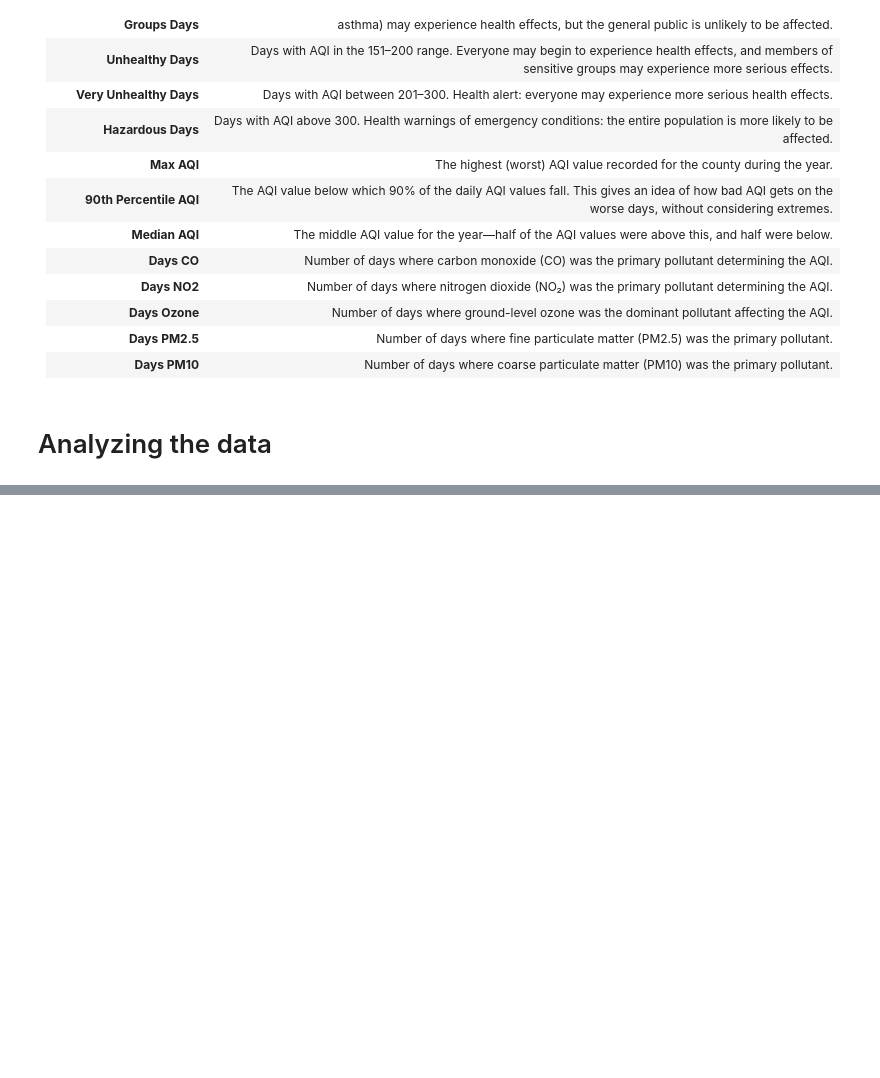
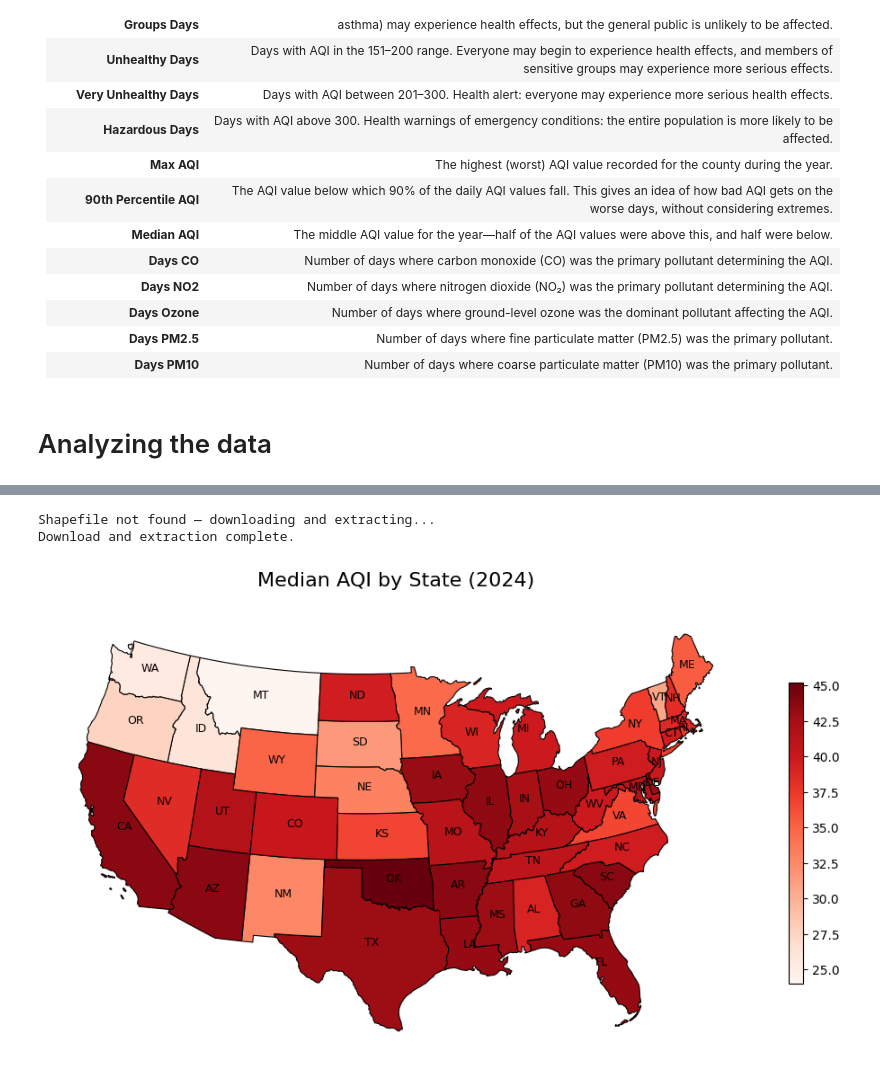
Before and after one commit to ivanrff/AQI-by-EPA, a Jupyter notebook: US_EPA_AQI.ipynb, the cells around one changed output, grey strips where cells are left out. Drawn from its saved outputs; the diff is of its cells as text; code cells hidden in the pictures; blank space fills up the shorter version.

```diff
--- a/US_EPA_AQI.ipynb
+++ b/US_EPA_AQI.ipynb
@@ -146,0 +118,34 @@ aqi_df = aqi_df[aqi_df['State'] != 'Country Of Mexico'].copy() # dropping Mexico
+# %%
+# Define URLs and paths
+url = 'https://www2.census.gov/geo/tiger/GENZ2021/shp/cb_2021_us_state_20m.zip'
+zip_path = '/content/USshape_zipped/cb_2021_us_state_20m.zip'
+extract_path = '/content/USshape_extracted/'
+shapefile_path = os.path.join(extract_path, 'cb_2021_us_state_20m.shp')
+
+# Check if shapefile already exists
+if not os.path.exists(shapefile_path):
+    print("Shapefile not found — downloading and extracting...")
+
+    # Create directories if they don't exist
+    os.makedirs(os.path.dirname(zip_path), exist_ok=True)
+    os.makedirs(extract_path, exist_ok=True)
+
+    # Disable SSL warnings and download ZIP file
+    urllib3.disable_warnings(urllib3.exceptions.InsecureRequestWarning)
+    response = requests.get(url, verify=False)
+    with open(zip_path, 'wb') as f:
+        f.write(response.content)
+
+    # Extract contents
+    with zipfile.ZipFile(zip_path, 'r') as zip_ref:
+        zip_ref.extractall(extract_path)
+
+    print("Download and extraction complete.")
+else:
+    print("Shapefile already exists — skipping download.")
+
+# Load shapefile
+states = gpd.read_file(shapefile_path)
+# %% [output]
+Shapefile not found — downloading and extracting...
+Download and extraction complete.
@@ -147 +186,32 @@ aqi_df = aqi_df[aqi_df['State'] != 'Country Of Mexico'].copy() # dropping Mexico
+# %%
+# Plot
+fig, ax = plt.subplots(1, 1, figsize=(10, 7))
+
+# Choropleth colored by Median AQI
+aqi_map.plot(
+    column='Median AQI',
+    cmap='Reds',
+    linewidth=0.8,
+    ax=ax,
+    edgecolor='0',
+    legend=True,
+    legend_kwds={'label': "", 'shrink': 0.5}
+)
+
+# Add state abbreviation labels on centroids
+for idx, row in aqi_map.iterrows():
+    plt.annotate(
+        text=row['State Abbrev'],
+        xy=(row['geometry'].centroid.x, row['geometry'].centroid.y),
+        ha='center',
+        fontsize=9,
+        color='black'
+    )
+
+ax.set_title("Median AQI by State (2024)\n", fontsize=16)
+ax.axis('off')
+plt.tight_layout()
+plt.show()
+# %% [output]
+[figure, added]
 # %%
```
Also changed, not shown: parts of 13 cells of this notebook.
